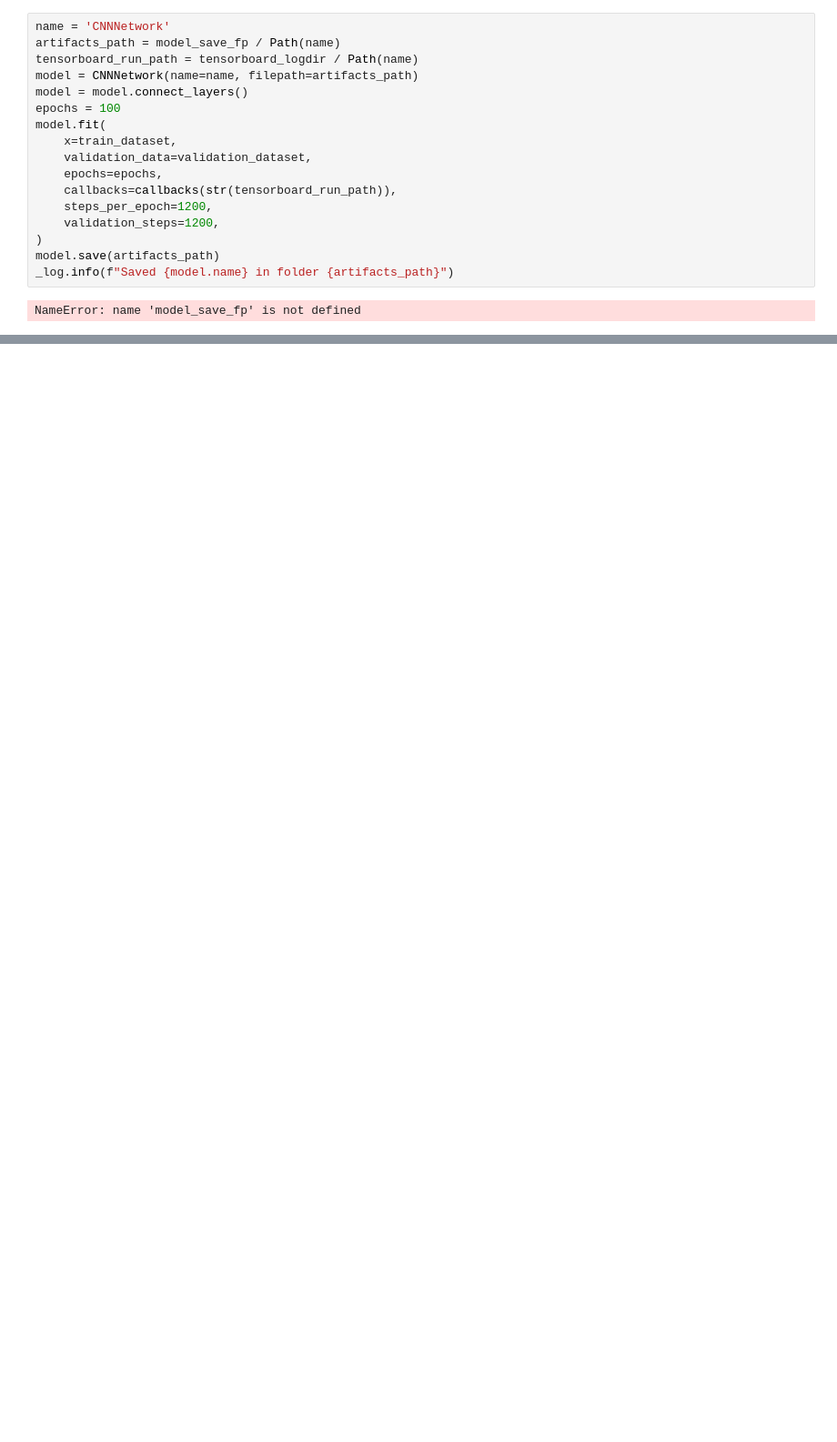
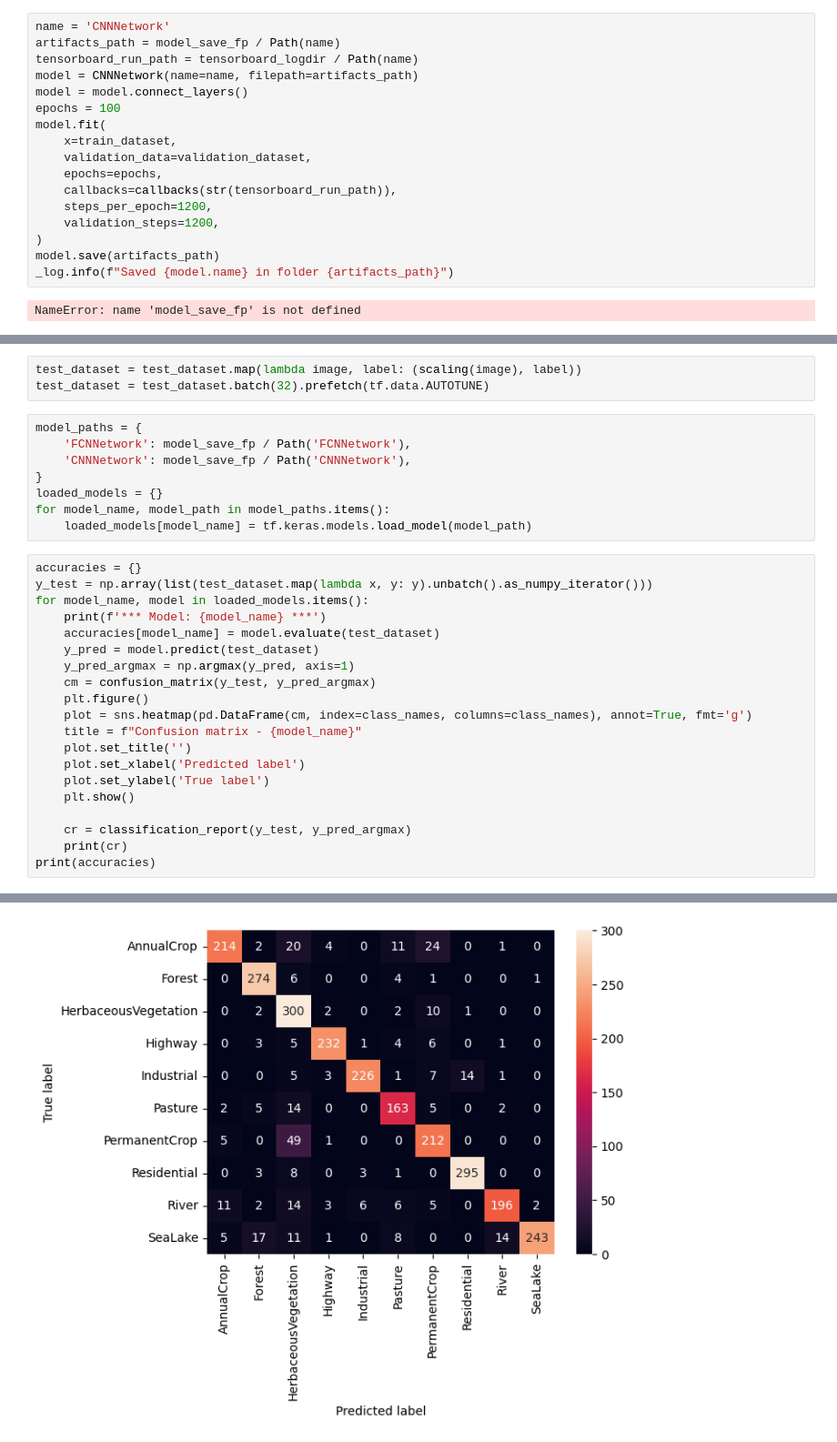
Before and after one commit to rondinini/deeplearning, a Jupyter notebook: eurosat.ipynb, the cells around one changed output, grey strips where cells are left out. Shown at 91% size. Cells and saved outputs as stored; diff of their text form; blank space fills up the shorter version.

```diff
--- a/eurosat.ipynb
+++ b/eurosat.ipynb
@@ -119,0 +154,32 @@ NameError: name 'model_save_fp' is not defined
+# %%
+test_dataset = test_dataset.map(lambda image, label: (scaling(image), label))
+test_dataset = test_dataset.batch(32).prefetch(tf.data.AUTOTUNE)
+# %%
+model_paths = {
+    'FCNNetwork': model_save_fp / Path('FCNNetwork'),
+    'CNNNetwork': model_save_fp / Path('CNNNetwork'),
+}
+loaded_models = {}
+for model_name, model_path in model_paths.items():
+    loaded_models[model_name] = tf.keras.models.load_model(model_path)
+# %%
+accuracies = {}
+y_test = np.array(list(test_dataset.map(lambda x, y: y).unbatch().as_numpy_iterator()))
+for model_name, model in loaded_models.items():
+    print(f'*** Model: {model_name} ***')
+    accuracies[model_name] = model.evaluate(test_dataset)
+    y_pred = model.predict(test_dataset)
+    y_pred_argmax = np.argmax(y_pred, axis=1)
+    cm = confusion_matrix(y_test, y_pred_argmax)
+    plt.figure()
+    plot = sns.heatmap(pd.DataFrame(cm, index=class_names, columns=class_names), annot=True, fmt='g')
+    title = f"Confusion matrix - {model_name}"
+    plot.set_title('')
+    plot.set_xlabel('Predicted label')
+    plot.set_ylabel('True label')
+    plt.show()
+
+    cr = classification_report(y_test, y_pred_argmax)
+    print(cr)
+print(accuracies)
+# %% [output]
@@ -119,0 +189 @@ NameError: name 'model_save_fp' is not defined
+[figure, added]
```
Also changed, not shown: parts of 11 cells of this notebook.
